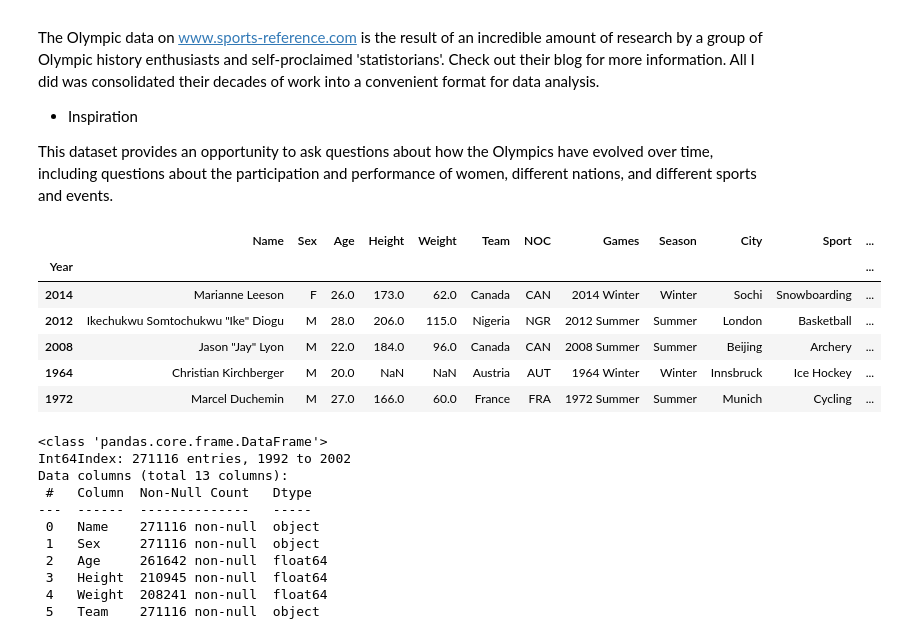
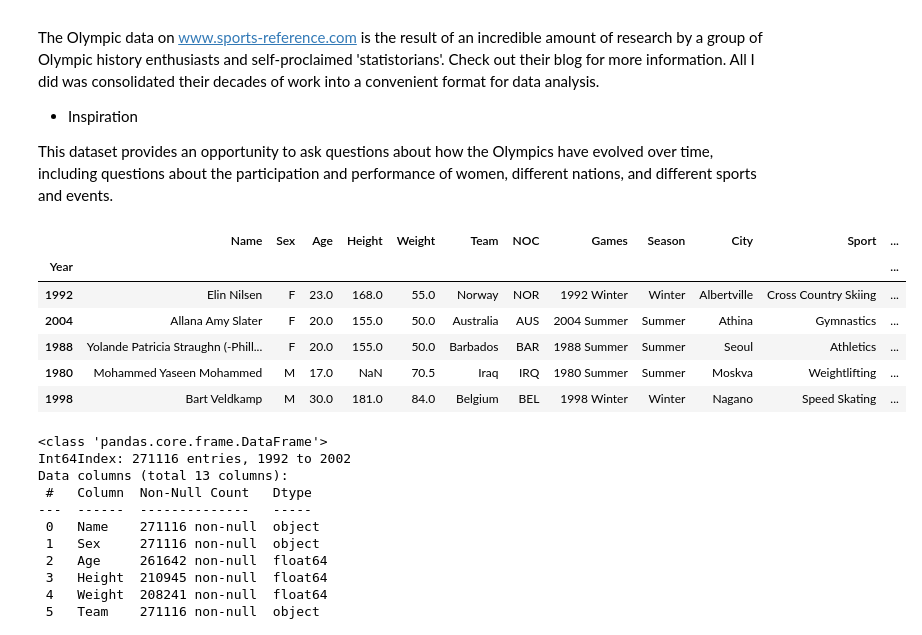
Before and after one commit to AugustoMaidana/hypothesis_testing, a Jupyter notebook: hypothesis_testing.ipynb, the cells around one changed output. Drawn from its saved outputs; the diff is of its cells as text; code cells hidden in the pictures.

```diff
--- a/hypothesis_testing.ipynb
+++ b/hypothesis_testing.ipynb
@@ -70,15 +70,15 @@ The Olympic data on www.sports-reference.com is the result of an incredible amou
 This dataset provides an opportunity to ask questions about how the Olympics have evolved over time, including questions about the participation and performance of women, different nations, and different sports and events.
 # %%
 Athletes_df = pd.read_csv('./input/athlete_events.csv', index_col = 'Year').drop('ID', axis = 1)
-Athletes_dff.sample50)
+Athletes_df.sample(5)
 # %% [output]
 |  | Name | Sex | Age | Height | Weight | Team | NOC | Games | Season | City | Sport | ... |
 | Year |  |  |  |  |  |  |  |  |  |  |  | ... |
-| 2014 | Marianne Leeson | F | 26.0 | 173.0 | 62.0 | Canada | CAN | 2014 Winter | Winter | Sochi | Snowboarding | ... |
-| 2012 | Ikechukwu Somtochukwu "Ike" Diogu | M | 28.0 | 206.0 | 115.0 | Nigeria | NGR | 2012 Summer | Summer | London | Basketball | ... |
-| 2008 | Jason "Jay" Lyon | M | 22.0 | 184.0 | 96.0 | Canada | CAN | 2008 Summer | Summer | Beijing | Archery | ... |
-| 1964 | Christian Kirchberger | M | 20.0 | NaN | NaN | Austria | AUT | 1964 Winter | Winter | Innsbruck | Ice Hockey | ... |
-| 1972 | Marcel Duchemin | M | 27.0 | 166.0 | 60.0 | France | FRA | 1972 Summer | Summer | Munich | Cycling | ... |
+| 1992 | Elin Nilsen | F | 23.0 | 168.0 | 55.0 | Norway | NOR | 1992 Winter | Winter | Albertville | Cross Country Skiing | ... |
+| 2004 | Allana Amy Slater | F | 20.0 | 155.0 | 50.0 | Australia | AUS | 2004 Summer | Summer | Athina | Gymnastics | ... |
+| 1988 | Yolande Patricia Straughn (-Phill... | F | 20.0 | 155.0 | 50.0 | Barbados | BAR | 1988 Summer | Summer | Seoul | Athletics | ... |
+| 1980 | Mohammed Yaseen Mohammed | M | 17.0 | NaN | 70.5 | Iraq | IRQ | 1980 Summer | Summer | Moskva | Weightlifting | ... |
+| 1998 | Bart Veldkamp | M | 30.0 | 181.0 | 84.0 | Belgium | BEL | 1998 Winter | Winter | Nagano | Speed Skating | ... |
 # %%
 Athletes_df.info()
 # %% [output]
```
Also changed, not shown: parts of 18 cells of this notebook.
